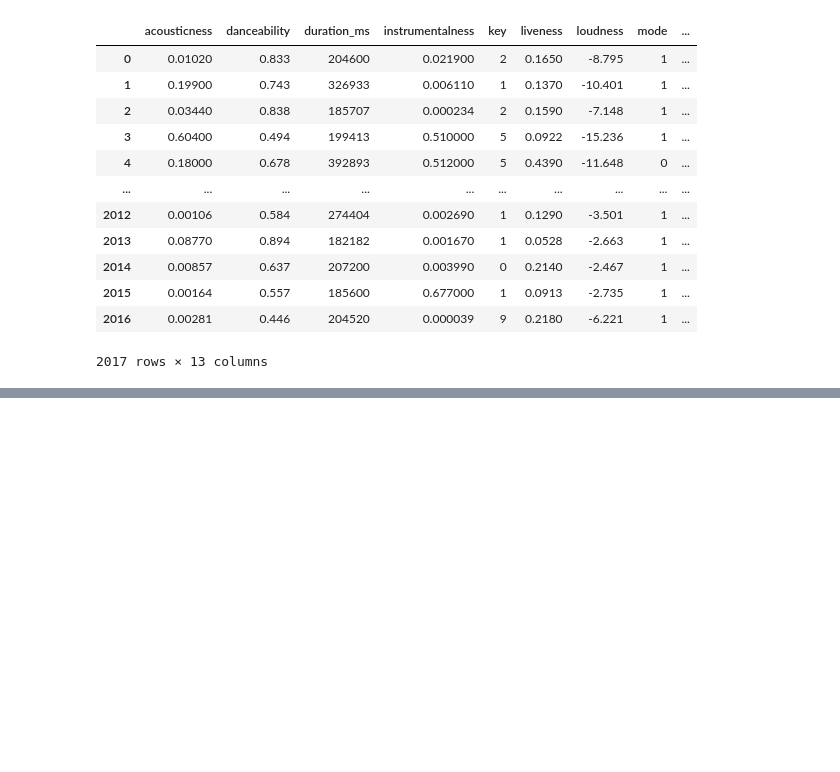
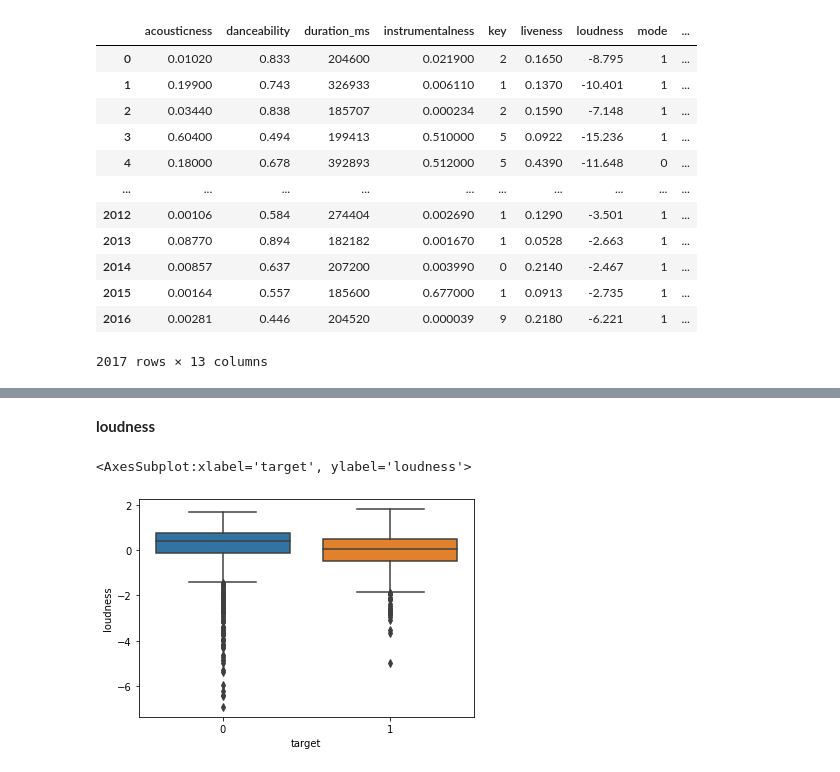
Before and after one commit to AhmedCharfeddine/spotify-recommender-system, a Jupyter notebook: Notebook 1.ipynb, the cells around one changed output, grey strips where cells are left out. Saved outputs shown, nothing was run; the diff lists cells and outputs as text; code cells hidden in the pictures; blank space fills up the shorter version.

```diff
--- a/Notebook 1.ipynb
+++ b/Notebook 1.ipynb
@@ -229,0 +273,10 @@ plt.show()
+# %%
+#standard_spotify[standard_spotify['target']==1][standard_spotify['duration_ms']<-2] =936
+d1=standard_spotify[standard_spotify['duration_ms']<8].drop(index=936)
+# %% [markdown]
+**loudness**
+# %%
+sns.boxplot(x="target",y=d1.columns[2] ,data=d1)
+# %% [output]
+<AxesSubplot:xlabel='target', ylabel='loudness'>
+[figure, added]
```
Also changed, not shown: parts of 22 cells of this notebook.
